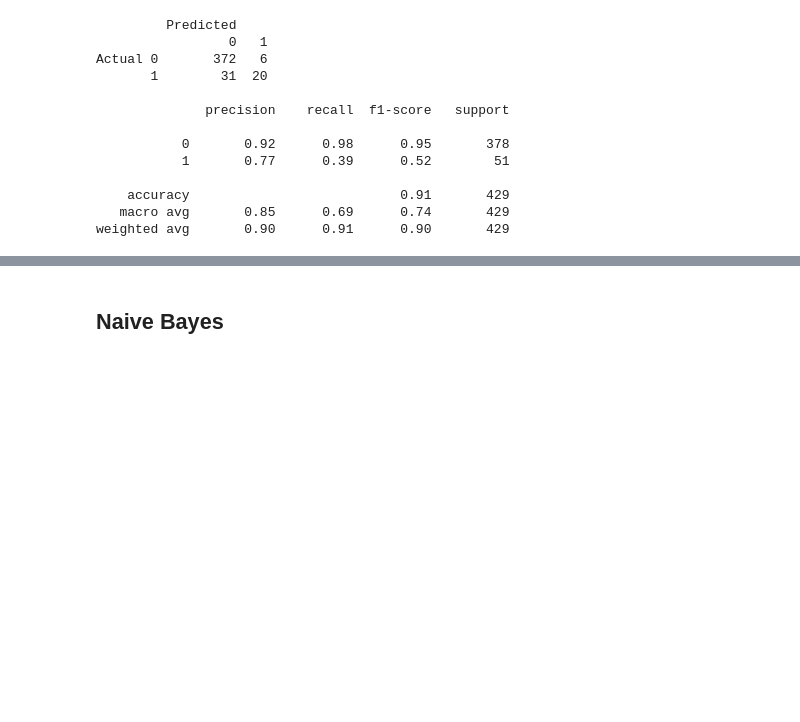
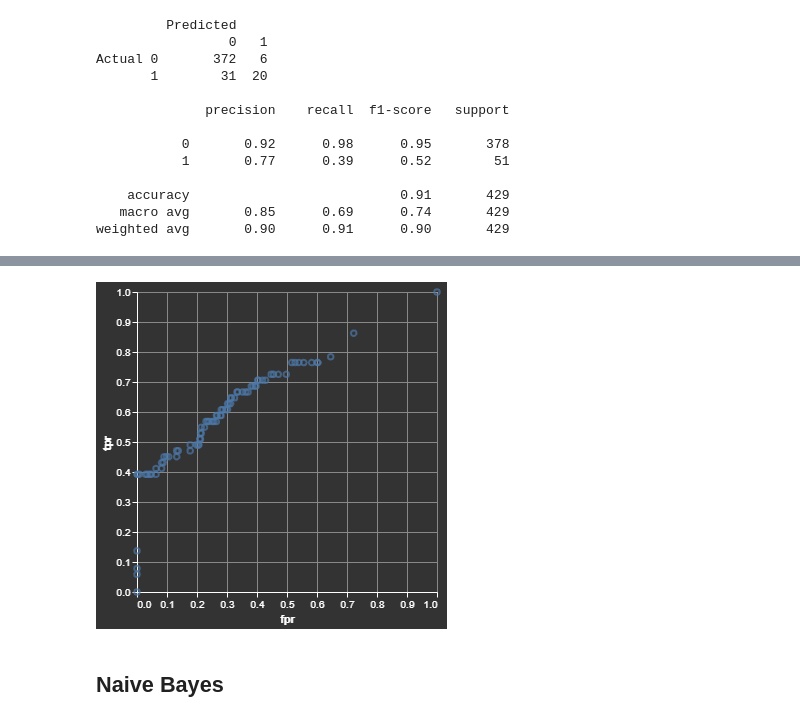
Before and after one commit to UBC-MDS/cervical-cancer-risk, a Jupyter notebook: ml-draft.ipynb, the cells around one changed output, grey strips where cells are left out. Cells and saved outputs as stored; diff of their text form; code cells hidden in the pictures; blank space fills up the shorter version.

```diff
--- a/ml-draft.ipynb
+++ b/ml-draft.ipynb
@@ -400,3 +434,8 @@ pr_curve( precision, recall)
+# %%
+fpr, tpr, thresholds = roc_curve( y_test, random_search.predict_proba( X_test)[:,1])
+func_roc_curve( fpr, tpr)
+# %% [output]
+[figure, added]
 # %% [markdown]
 ## Naive Bayes
 # %%
```
Also changed, not shown: parts of 29 cells of this notebook.
